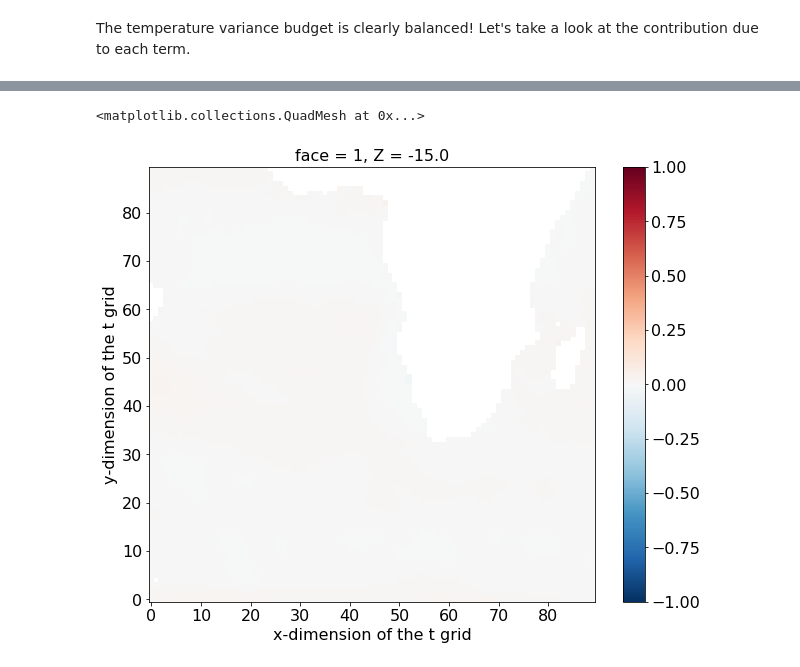
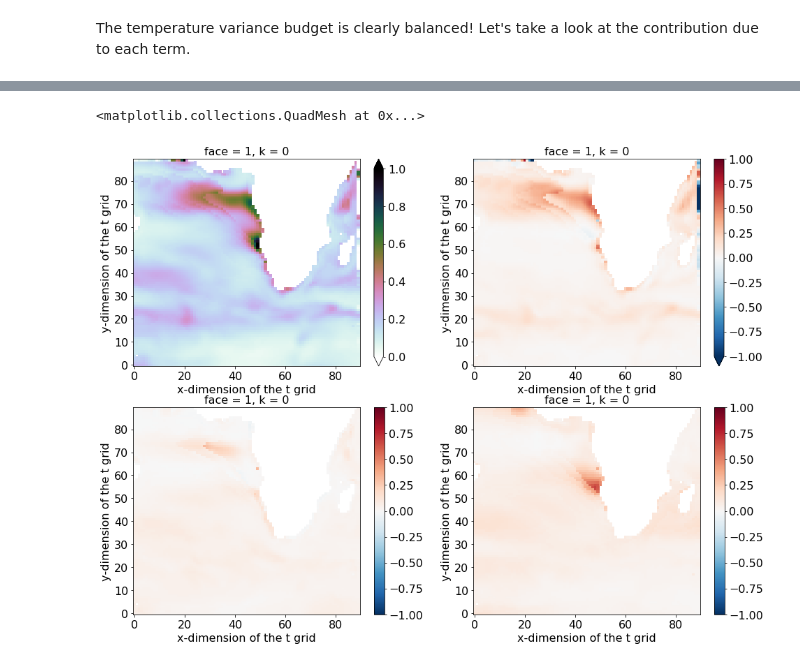
Before and after one commit to cpatrizio88/pangeo_ECCO, a Jupyter notebook: test_ecco_sstvarbudget.ipynb, the cells around one changed output, grey strips where cells are left out. Saved outputs shown, nothing was run; the diff lists cells and outputs as text; code cells hidden in the pictures.

```diff
--- a/test_ecco_sstvarbudget.ipynb
+++ b/test_ecco_sstvarbudget.ipynb
@@ -821,5 +827,7 @@ T_var_forc = fac*cov_forc
-# %%
-(T_var_forc.isel(k=k)*land_mask).plot.pcolormesh(vmin=-1.0, vmax=1.0, cmap='RdBu_r')
-# %% [output]
-<matplotlib.collections.QuadMesh at 0x...>
-[figure, removed]
+# %%
+mxlpoints = mxlpoints.isel(face=1)
+delz = drF*hFacC
+delz=delz.where(mxlpoints)
+delz_sum = delz.sum(dim='k')
+# %%
+weights = delz/delz_sum
@@ -825,0 +836,21 @@ T_var_forc = fac*cov_forc
+# %%
+T_var_adv_mxl = (weights*T_var_adv).where(mxlpoints).sum(dim='k')
+T_var_dif_mxl = (weights*T_var_dif).where(mxlpoints).sum(dim='k')
+T_var_forc_mxl = (weights*T_var_forc).where(mxlpoints).sum(dim='k')
+# %%
+T_var_mxl_sum = T_var_adv_mxl + T_var_dif_mxl + T_var_forc_mxl
+# %%
+f, axes = plt.subplots(2,2,figsize=(16,12))
+#f.tight_layout()
+
+plt.subplot(2,2,1)
+(T_var_mxl_sum*land_mask).plot.pcolormesh(vmin=0, vmax=1.0, cmap='cubehelix_r')
+plt.subplot(2,2,2)
+(T_var_adv_mxl*land_mask).plot.pcolormesh(vmin=-1.0, vmax=1.0, cmap='RdBu_r')
+plt.subplot(2,2,3)
+(T_var_dif_mxl*land_mask).plot.pcolormesh(vmin=-1.0, vmax=1.0, cmap='RdBu_r')
+plt.subplot(2,2,4)
+(T_var_forc_mxl*land_mask).plot.pcolormesh(vmin=-1.0, vmax=1.0, cmap='RdBu_r')
+# %% [output]
+<matplotlib.collections.QuadMesh at 0x...>
+[figure, added]
```
Also changed, not shown: parts of 10 cells of this notebook.
